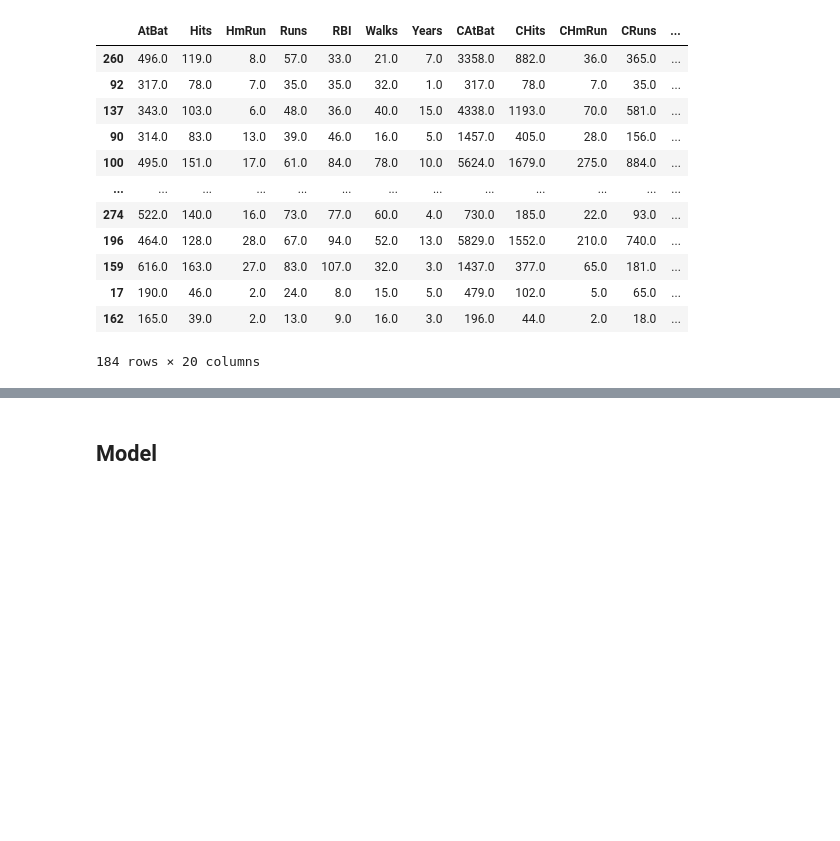
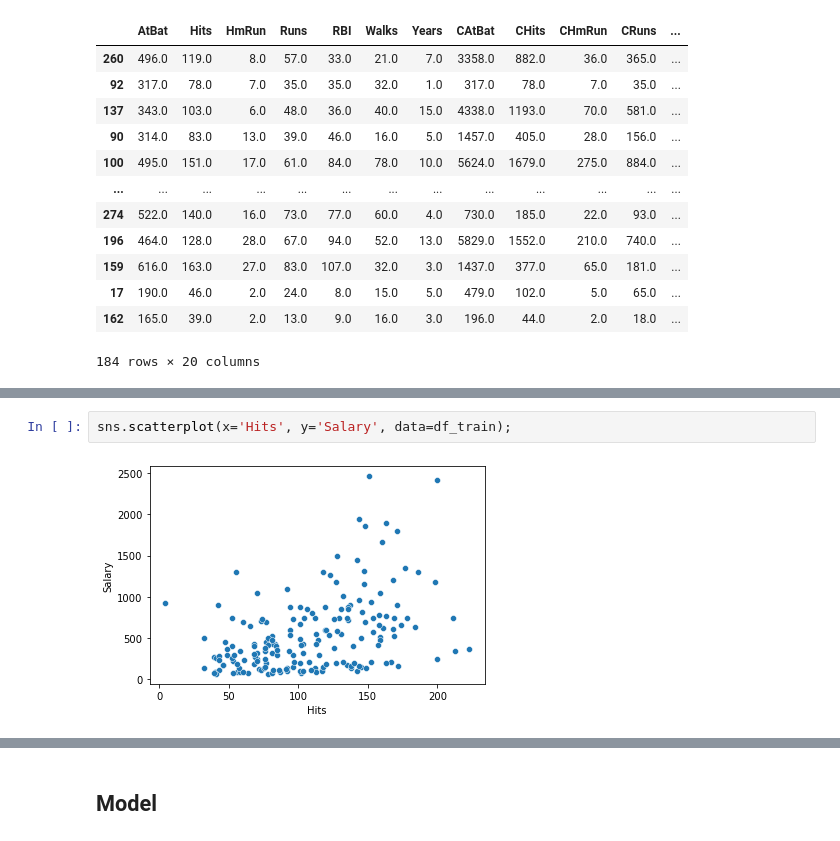
Before and after one commit to kirenz/regression, a Jupyter notebook: docs/gam.ipynb, the cells around one changed output, grey strips where cells are left out. Saved outputs shown, nothing was run; the diff lists cells and outputs as text; blank space fills up the shorter version.

```diff
--- a/docs/gam.ipynb
+++ b/docs/gam.ipynb
@@ -40,0 +42,4 @@ In the function BSplines:
+# %%
+sns.scatterplot(x='Hits', y='Salary', data=df_train);
+# %% [output]
+[figure, added]
```
Also changed, not shown: parts of 46 cells of this notebook, 38 other files.
